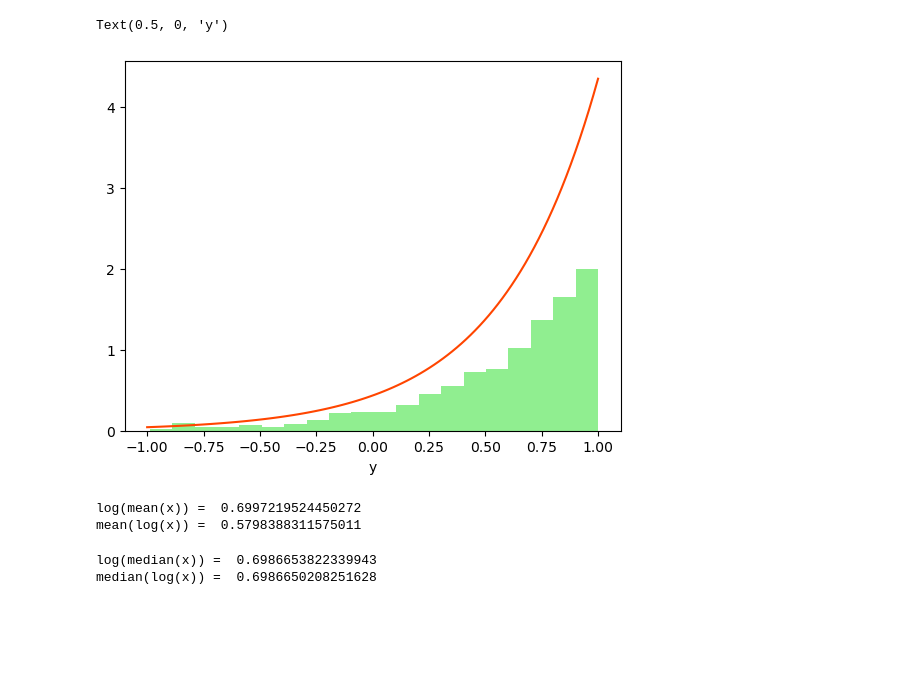
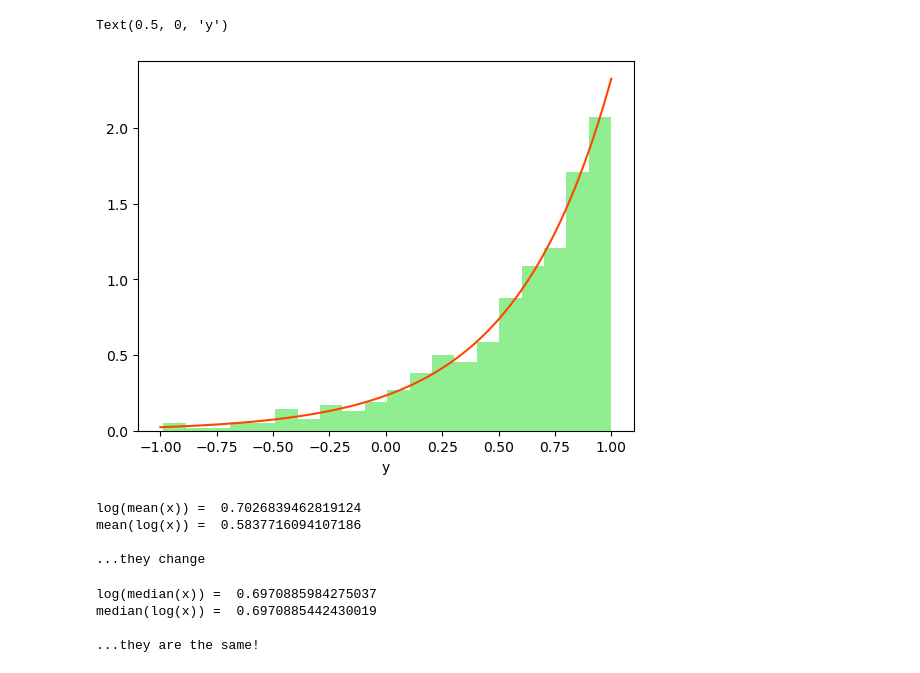
Before and after one commit to Giulia7T/ilovegit, a Jupyter notebook: Monty_Hall.ipynb, the cells around one changed output. Drawn from its saved outputs; the diff is of its cells as text; code cells hidden in the pictures; blank space fills up the shorter version.

```diff
--- a/Monty_Hall.ipynb
+++ b/Monty_Hall.ipynb
@@ -54,25 +235,32 @@ Text(0.5, 0, 'y')
 # %%
-#p(y)=(dx/dy)p(x)=((dy/dx)^-1)p(x)
+#p(y)=(dx/dy)p(x)
 #p(x)=1/(10-0.1)
 #x=10^y
+#dx/dy=ln(10)10^y
 points = np.linspace(-1, 1, 100)
 plt.hist(y, int(n/50), color="lightgreen", density=True)
-pdf = (10**points)/np.log(10)
+pdf = (10**points)*np.log(10)
 pdf_n = pdf/(10-0.1)
-plt.plot(points, pdf, color="orangered")
+plt.plot(points, pdf_n, color="orangered")
 plt.xlabel("y")
 # %% [output]
 Text(0.5, 0, 'y')
-[figure, old version]
+[figure, new version]
 # %%
 print("log(mean(x)) = ", np.log10(np.mean(x)))
 print("mean(log(x)) = ", np.mean(y))
+print("\n...they change")
 # %% [output]
-log(mean(x)) =  0.6997219524450272
-mean(log(x)) =  0.5798388311575011
+log(mean(x)) =  0.7026839462819124
+mean(log(x)) =  0.5837716094107186
+
+...they change
 # %%
 print("log(median(x)) = ", np.log10(np.median(x)))
 print("median(log(x)) = ", np.median(y))
+print("\n...they are the same!")
 # %% [output]
-log(median(x)) =  0.6986653822339943
-median(log(x)) =  0.6986650208251628
+log(median(x)) =  0.6970885984275037
+median(log(x)) =  0.6970885442430019
+
+...they are the same!
```
Also changed, not shown: parts of 18 cells of this notebook.
